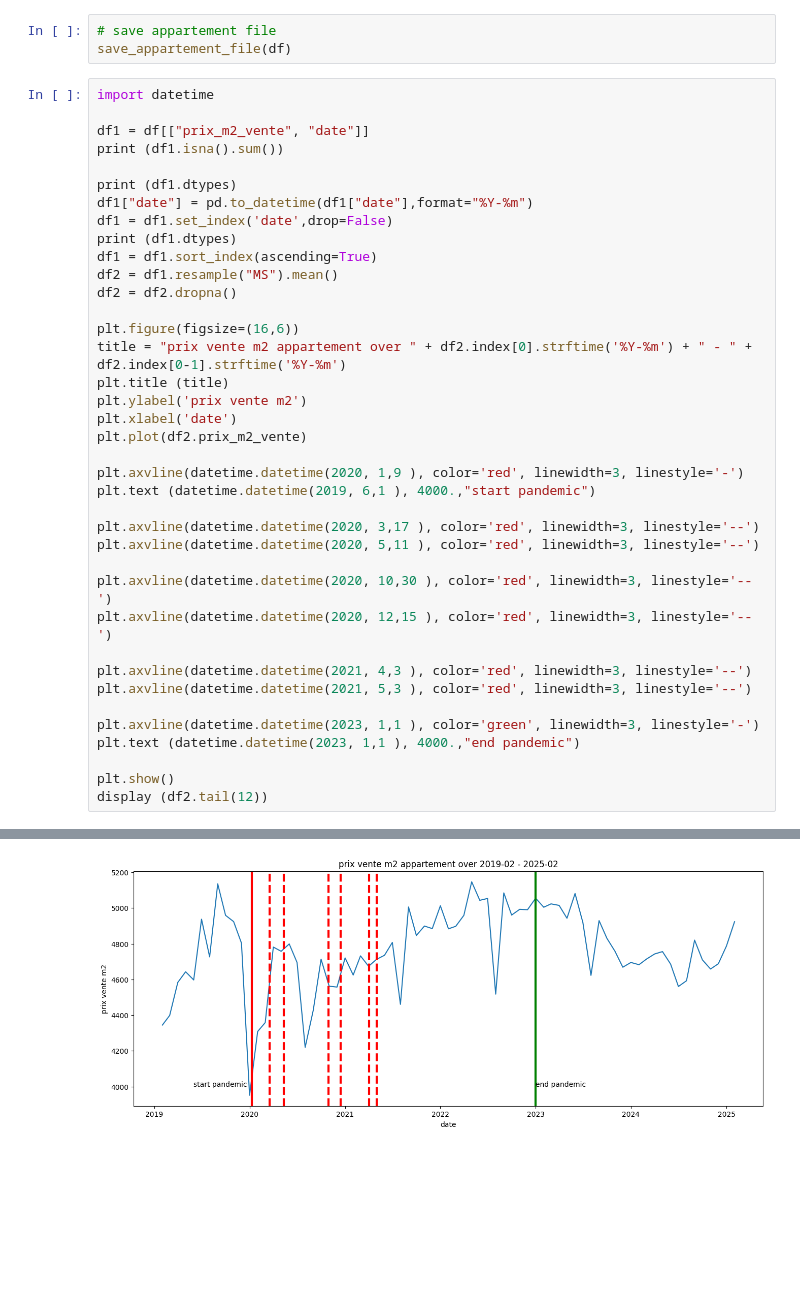
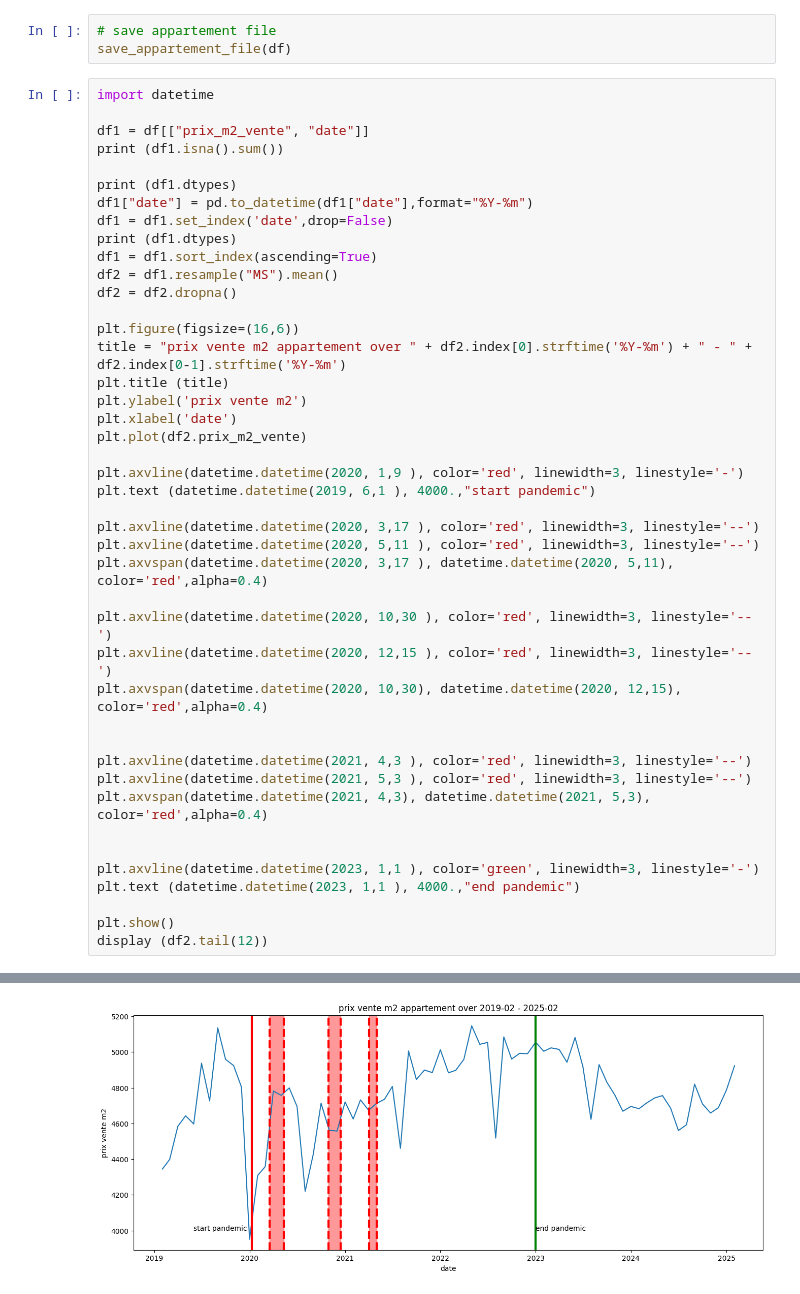
Before and after one commit to Clement2169/immocv, a Jupyter notebook: notebooks/TraitementAppartement-V1.ipynb, the cells around one changed output, grey strips where cells are left out. Cells and saved outputs as stored; diff of their text form; blank space fills up the shorter version.

```diff
--- a/notebooks/TraitementAppartement-V1.ipynb
+++ b/notebooks/TraitementAppartement-V1.ipynb
@@ -1467,34 +1417,39 @@ plt.text (datetime.datetime(2019, 6,1 ), 4000.,"start pandemic")
 
 plt.axvline(datetime.datetime(2020, 3,17 ), color='red', linewidth=3, linestyle='--')
 plt.axvline(datetime.datetime(2020, 5,11 ), color='red', linewidth=3, linestyle='--')
+plt.axvspan(datetime.datetime(2020, 3,17 ), datetime.datetime(2020, 5,11), color='red',alpha=0.4)
 
 plt.axvline(datetime.datetime(2020, 10,30 ), color='red', linewidth=3, linestyle='--')
 plt.axvline(datetime.datetime(2020, 12,15 ), color='red', linewidth=3, linestyle='--')
+plt.axvspan(datetime.datetime(2020, 10,30), datetime.datetime(2020, 12,15), color='red',alpha=0.4)
+
 
 plt.axvline(datetime.datetime(2021, 4,3 ), color='red', linewidth=3, linestyle='--')
 plt.axvline(datetime.datetime(2021, 5,3 ), color='red', linewidth=3, linestyle='--')
+plt.axvspan(datetime.datetime(2021, 4,3), datetime.datetime(2021, 5,3), color='red',alpha=0.4)
+
 
 plt.axvline(datetime.datetime(2023, 1,1 ), color='green', linewidth=3, linestyle='-')
 plt.text (datetime.datetime(2023, 1,1 ), 4000.,"end pandemic")
 
 plt.show()
 display (df2.tail(12))
 # %% [output]
 prix_m2_vente    0
 date             0
 dtype: int64
 prix_m2_vente           float64
 date             datetime64[ns]
 dtype: object
 prix_m2_vente           float64
 date             datetime64[ns]
 dtype: object
 A value is trying to be set on a copy of a slice from a DataFrame.
 Try using .loc[row_indexer,col_indexer] = value instead
 
 See the caveats in the documentation: https://pandas.pydata.org/pandas-docs/stable/user_guide/indexing.html#returning-a-view-versus-a-copy
   df1["date"] = pd.to_datetime(df1["date"],format="%Y-%m")
-[figure, old version]
+[figure, new version]
 |  | prix_m2_vente | date |
 | date |  |  |
 | 2024-03-01 | 4714.382839 | 2024-03-01 |
```
Also changed, not shown: parts of 14 cells of this notebook.
